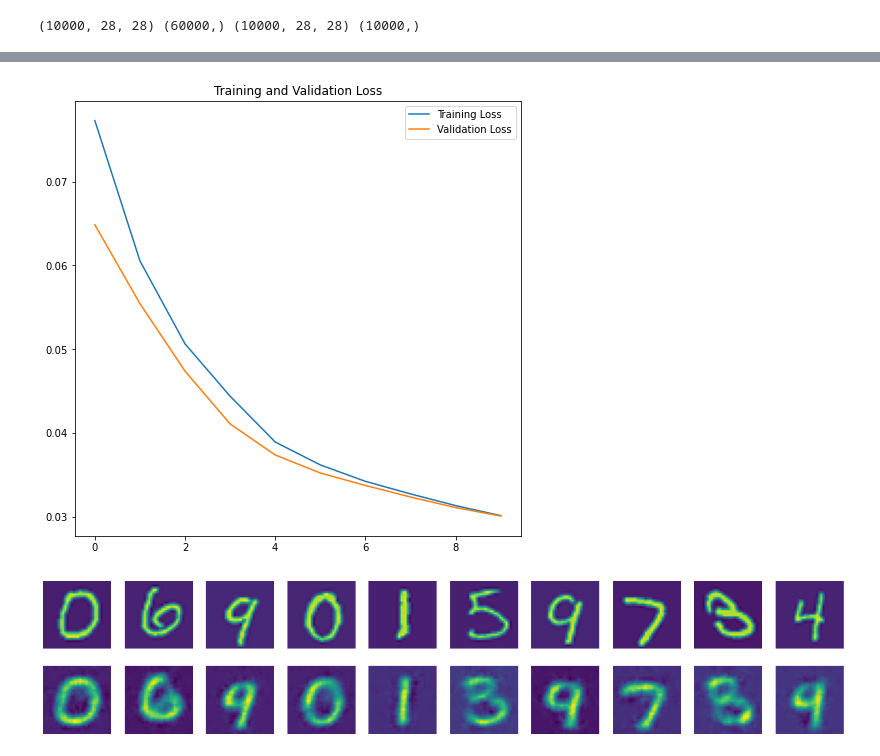
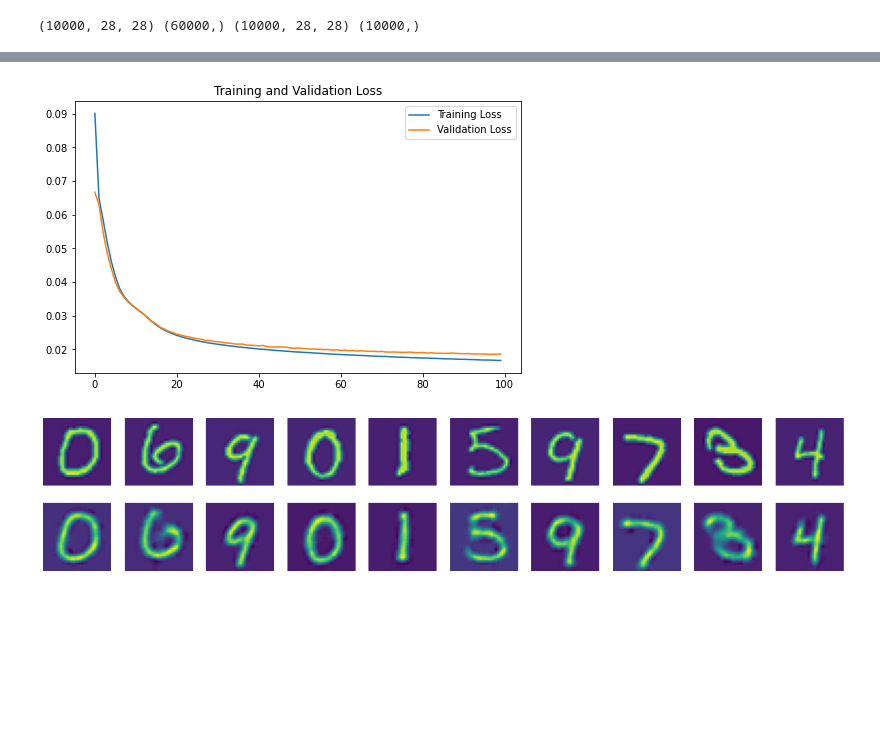
Before and after one commit to bnbsking/z-Deprecated_ML2, a Jupyter notebook: CAE.ipynb, the cells around one changed output, grey strips where cells are left out. Saved outputs shown, nothing was run; the diff lists cells and outputs as text; code cells hidden in the pictures; blank space fills up the shorter version.

```diff
--- a/CAE.ipynb
+++ b/CAE.ipynb
@@ -65,6 +65,6 @@ Trainable params: 567,419
 Non-trainable params: 0
 _________________________________________________________________
 # %%
-history = autoencoder.fit(xTrain, xTrain, epochs=10, batch_size=128, shuffle=True, \
+history = autoencoder.fit(xTrain, xTrain, epochs=100, batch_size=128, \
     validation_data=(xTest, xTest))
 # %% [output]
@@ -111,11 +88,11 @@ history.history
 # %%
 loss, val_loss = history.history['loss'], history.history['val_loss']
 
-plt.figure(figsize=(8, 8))
+plt.figure(figsize=(8, 5))
 plt.plot(loss, label='Training Loss')
 plt.plot(val_loss, label='Validation Loss')
 plt.legend(loc='upper right')
 plt.title('Training and Validation Loss')
 plt.show()
 # %% [output]
-[figure, old version]
+[figure, new version]
@@ -136,4 +115,4 @@ for i in range(10):
 
 plt.show()
 # %% [output]
-[figure, old version]
+[figure, new version]
```
Also changed, not shown: parts of 12 cells of this notebook, 1 other file.
